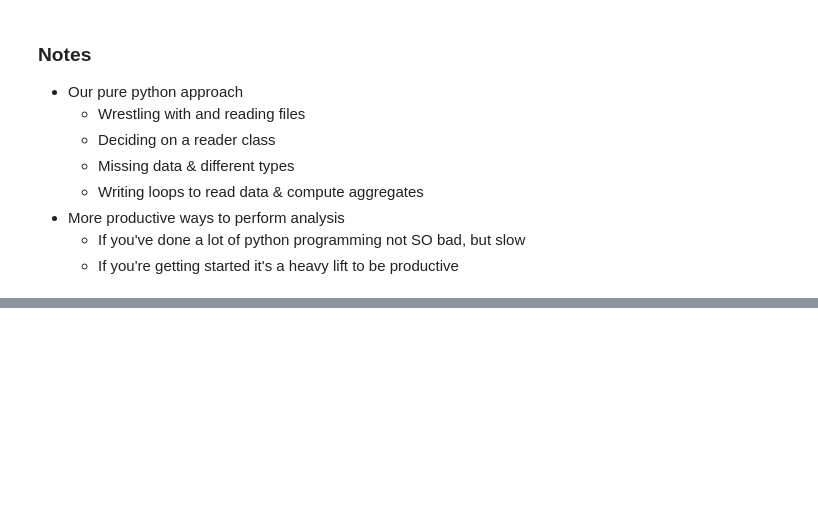
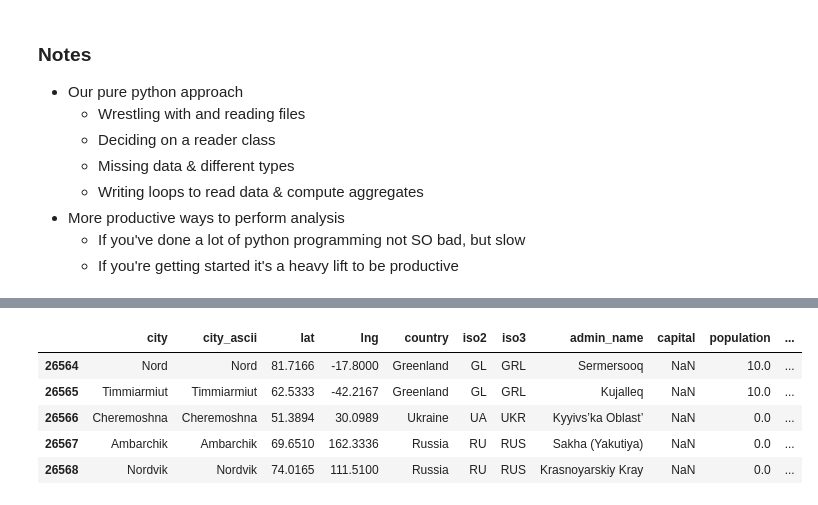
Before and after one commit to lucaswarwick02/data-science-notebook, a Jupyter notebook: pandas/week1-introduction.ipynb, the cells around one changed output, grey strips where cells are left out. Saved outputs shown, nothing was run; the diff lists cells and outputs as text; code cells hidden in the pictures; blank space fills up the shorter version.

```diff
--- a/pandas/week1-introduction.ipynb
+++ b/pandas/week1-introduction.ipynb
@@ -196,0 +227,10 @@ Brazil 4,155,400,545
+# %%
+# Bottom n rows (default 5)
+df.tail()
+# %% [output]
+|  | city | city_ascii | lat | lng | country | iso2 | iso3 | admin_name | capital | population | ... |
+| 26564 | Nord | Nord | 81.7166 | -17.8000 | Greenland | GL | GRL | Sermersooq | NaN | 10.0 | ... |
+| 26565 | Timmiarmiut | Timmiarmiut | 62.5333 | -42.2167 | Greenland | GL | GRL | Kujalleq | NaN | 10.0 | ... |
+| 26566 | Cheremoshna | Cheremoshna | 51.3894 | 30.0989 | Ukraine | UA | UKR | Kyyivs’ka Oblast’ | NaN | 0.0 | ... |
+| 26567 | Ambarchik | Ambarchik | 69.6510 | 162.3336 | Russia | RU | RUS | Sakha (Yakutiya) | NaN | 0.0 | ... |
+| 26568 | Nordvik | Nordvik | 74.0165 | 111.5100 | Russia | RU | RUS | Krasnoyarskiy Kray | NaN | 0.0 | ... |
```
Also changed, not shown: parts of 31 cells of this notebook.
